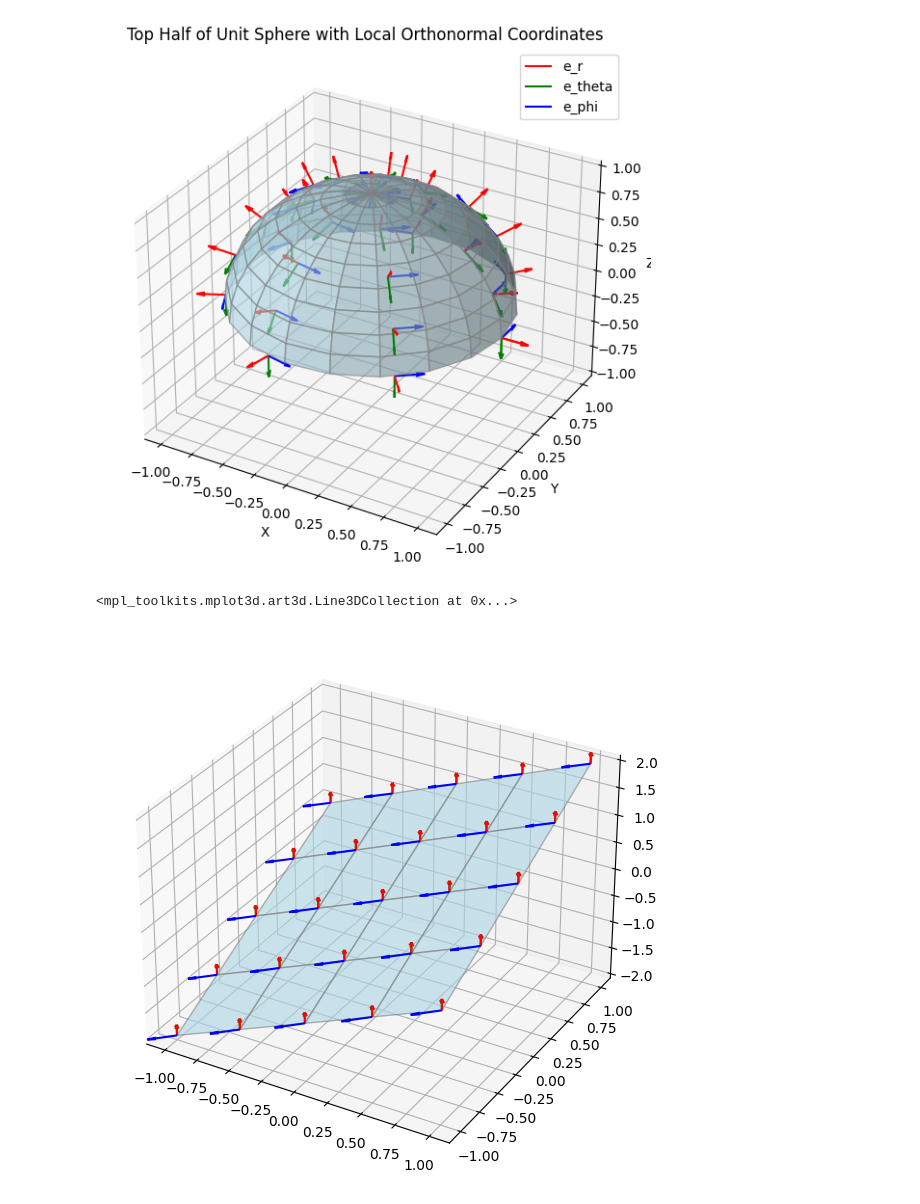
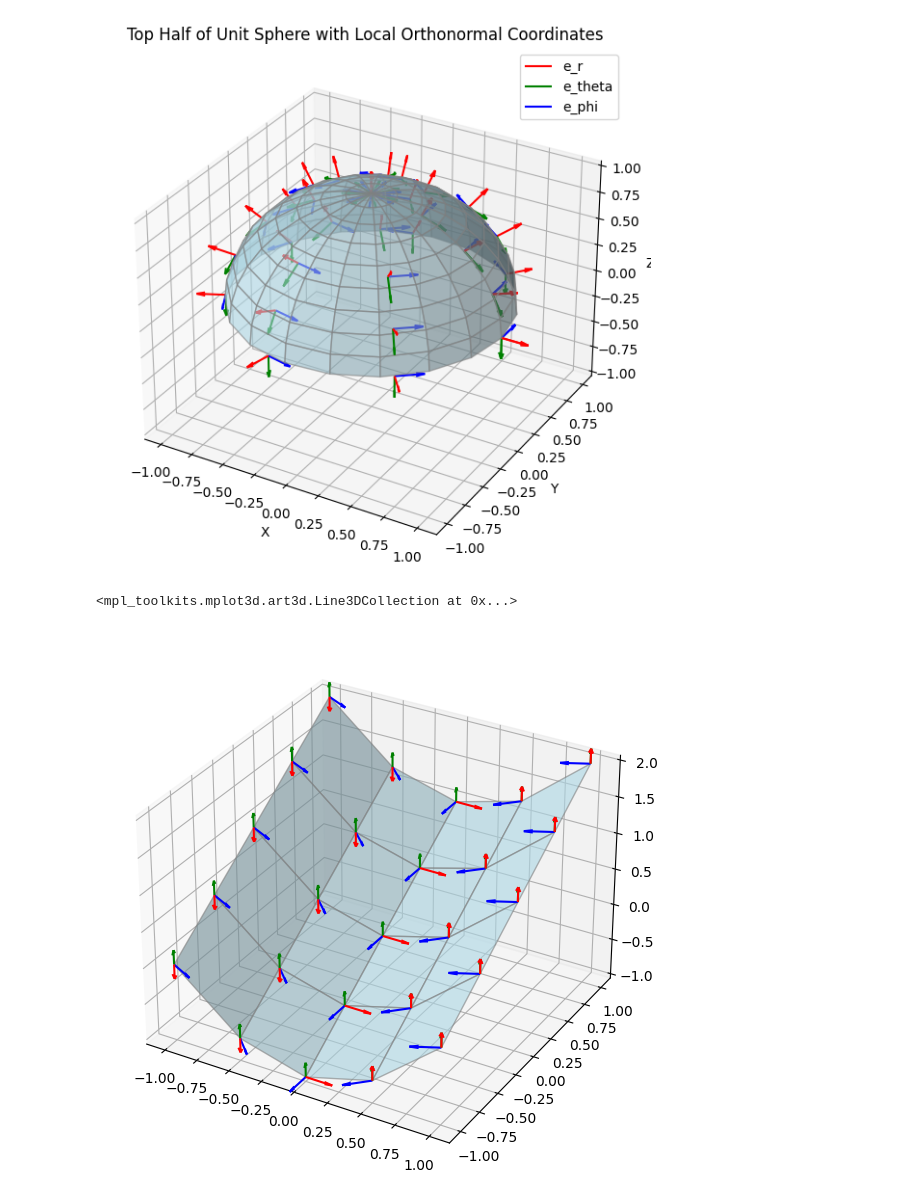
Before and after one commit to AndrewTrutt/Phys129_HW2, a Jupyter notebook: ParallelTransport.ipynb, the cells around one changed output. Saved outputs shown, nothing was run; the diff lists cells and outputs as text; code cells hidden in the pictures.

```diff
--- a/ParallelTransport.ipynb
+++ b/ParallelTransport.ipynb
@@ -119,32 +119,32 @@ def generate_local_coords(f, x_vals, y_vals, dx=1e-4, dy=1e-4):
     # Normalize the tangent vectors (optional)
     e_x = e_x / np.linalg.norm(e_x, axis=0)
     e_y = e_y / np.linalg.norm(e_y, axis=0)
 
     return e_x, e_y, e_z
 
 
 #testing the above function
 
 def addfunc(x, y):
-    return (x+y)
+    return (x**2+y)
 
 xvals = np.linspace(-1,1,5)
 yvals = np.linspace(-1,1,5)
 
 xmvals, ymvals = np.meshgrid(xvals, yvals)      #necessary for plot surface
 zmvals = addfunc(xmvals, ymvals)
 r = np.column_stack((xmvals, ymvals, zmvals))
 
 fig = plt.figure(figsize=(10, 7))
 ax = fig.add_subplot(111, projection='3d')
 ax.plot_surface(xmvals, ymvals, zmvals, color='lightblue', alpha=0.6, edgecolor='gray')
 
 e_x, e_y, e_z = generate_local_coords(addfunc, xmvals, ymvals )
 
 # Plot the local basis vectors
 ax.quiver(xmvals, ymvals, zmvals, e_x[0], e_x[1], e_x[2], color='red', length=0.2, normalize=True)
 ax.quiver(xmvals, ymvals, zmvals, e_y[0], e_y[1], e_y[2], color='green', length=0.2, normalize=True)
 ax.quiver(xmvals, ymvals, zmvals, e_z[0], e_z[1], e_z[2], color='blue', length=0.2, normalize=True)
 # %% [output]
 <mpl_toolkits.mplot3d.art3d.Line3DCollection at 0x...>
-[figure, old version]
+[figure, new version]
```
Also changed, not shown: parts of 8 cells of this notebook, 1 other file.
